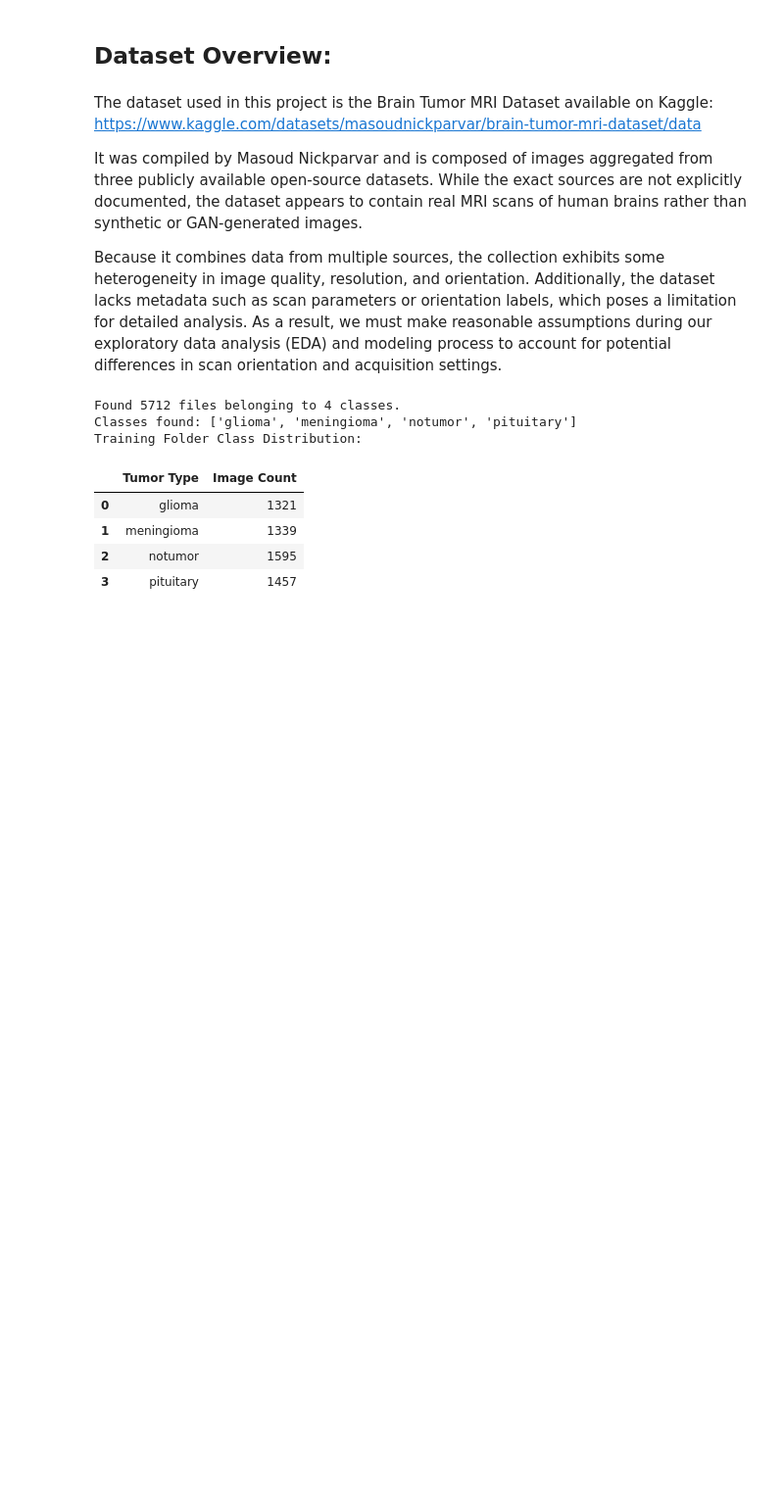
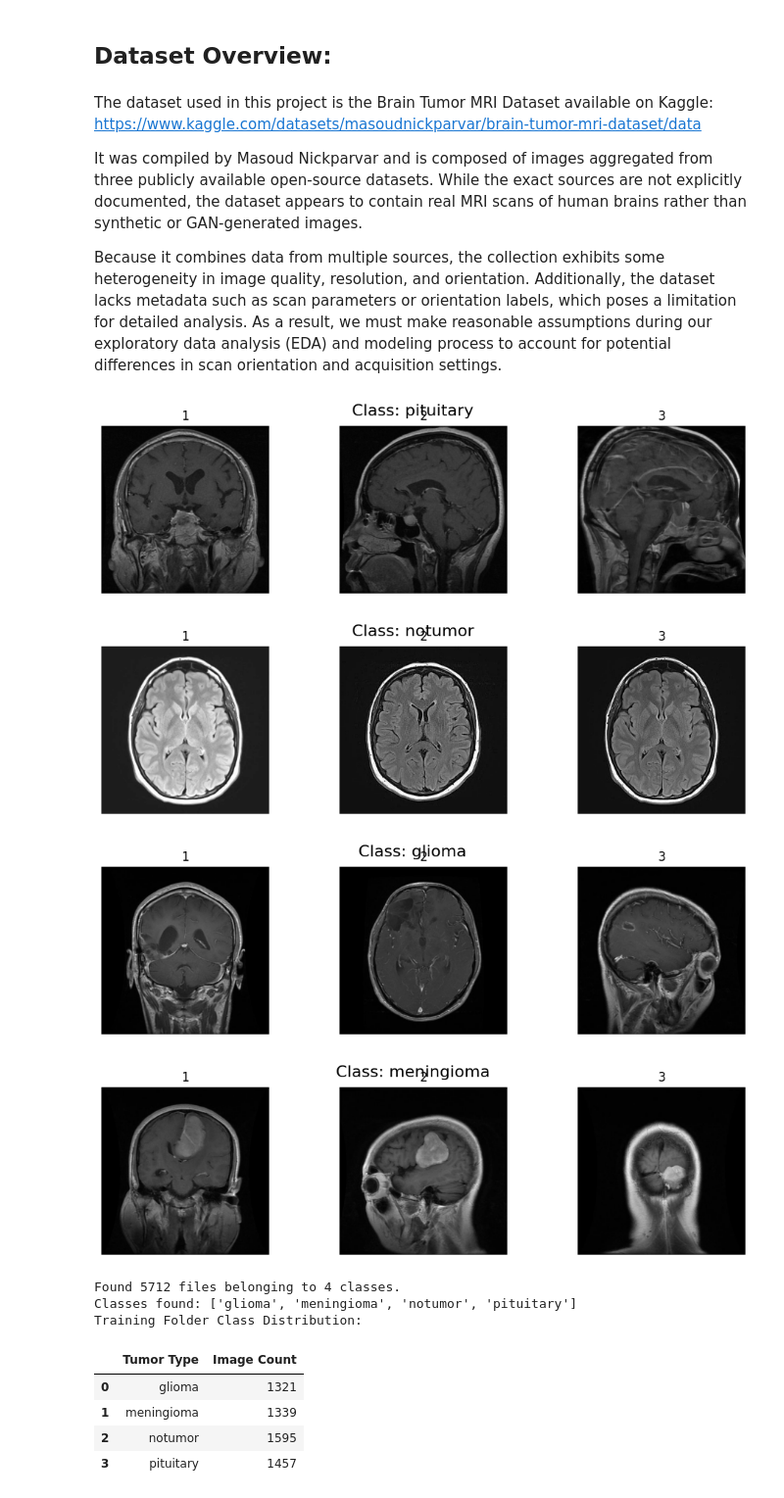
Before and after one commit to chloelsmith/Alpha-, a Jupyter notebook: Presentation1.ipynb, the cells around one changed output. Shown at 98% size. Saved outputs shown, nothing was run; the diff lists cells and outputs as text; code cells hidden in the pictures; blank space fills up the shorter version.

```diff
--- a/Presentation1.ipynb
+++ b/Presentation1.ipynb
@@ -30,6 +33,13 @@ The dataset used in this project is the Brain Tumor MRI Dataset available on Kag
 It was compiled by Masoud Nickparvar and is composed of images aggregated from three publicly available open-source datasets. While the exact sources are not explicitly documented, the dataset appears to contain real MRI scans of human brains rather than synthetic or GAN-generated images.
 
 Because it combines data from multiple sources, the collection exhibits some heterogeneity in image quality, resolution, and orientation. Additionally, the dataset lacks metadata such as scan parameters or orientation labels, which poses a limitation for detailed analysis. As a result, we must make reasonable assumptions during our exploratory data analysis (EDA) and modeling process to account for potential differences in scan orientation and acquisition settings.
+# %%
+ut.show_random_samples_per_class("/Users/chloelsmith/Desktop/archive-2/Training", samples_per_class=3)
+# %% [output]
+[figure, added]
+[figure, added]
+[figure, added]
+[figure, added]
 # %%
 train_path = "/Users/chloelsmith/Desktop/archive-2/Training"
 
```
Also changed, not shown: parts of 5 cells of this notebook, 6 other files.
